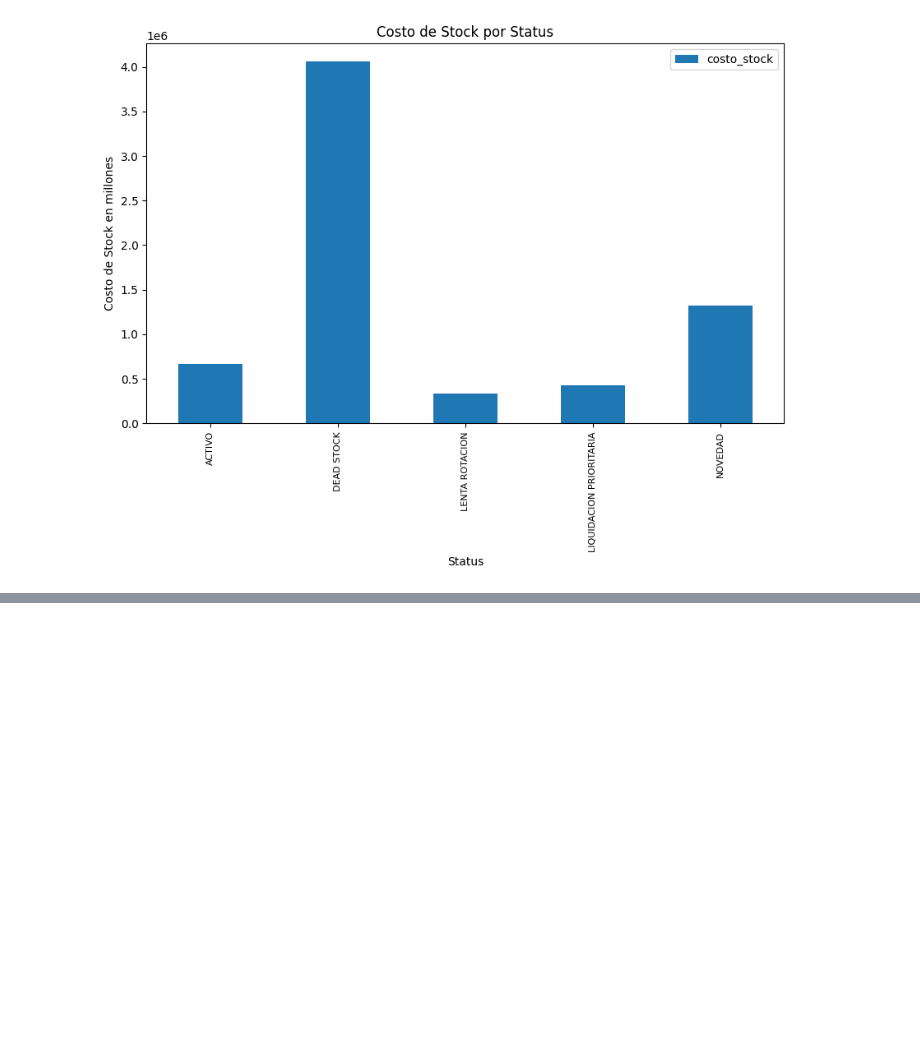
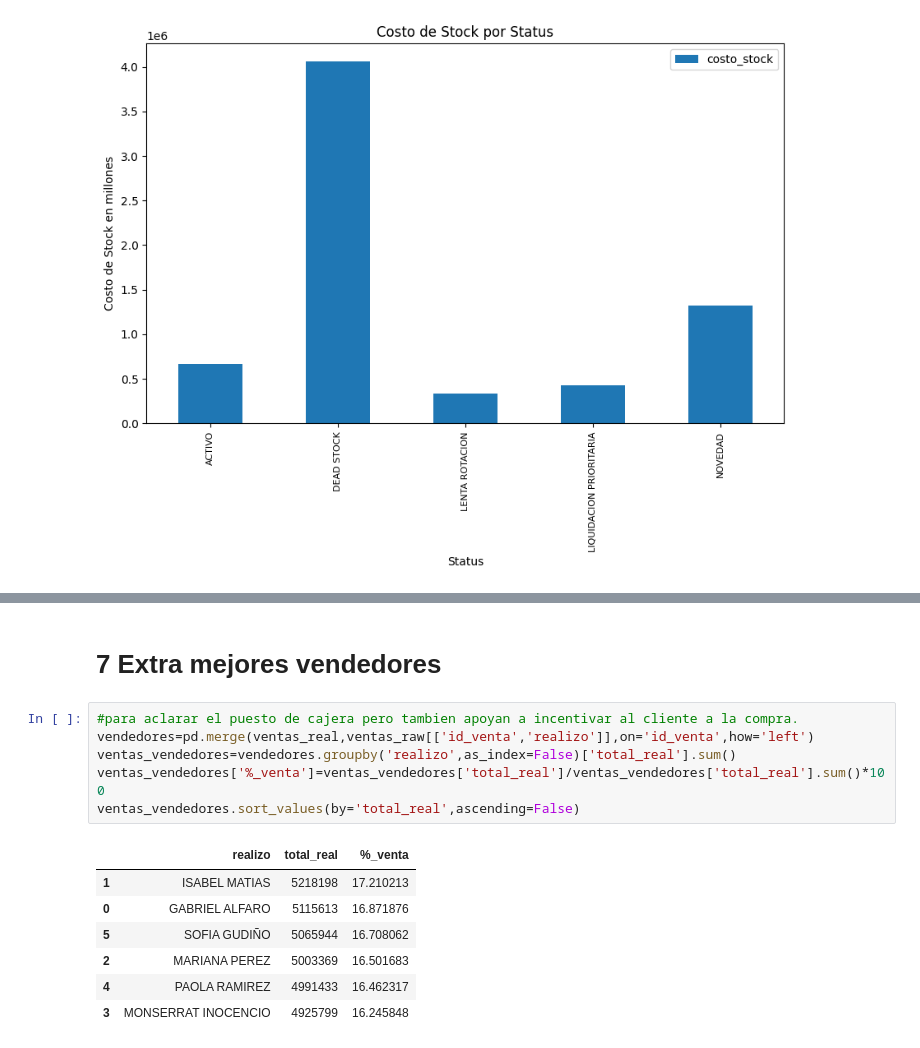
Before and after one commit to Adrian-estrada-chavez/clothing-sales-roi-analysis, a Jupyter notebook: Clothing_sales_roi_analysis.ipynb, the cells around one changed output, grey strips where cells are left out. Drawn from its saved outputs; the diff is of its cells as text; blank space fills up the shorter version.

```diff
--- a/Clothing_sales_roi_analysis.ipynb
+++ b/Clothing_sales_roi_analysis.ipynb
@@ -1503,0 +1516,16 @@ np.float64(-4.902098141827007)
+# %% [markdown]
+# 7 Extra mejores vendedores
+# %%
+#para aclarar el puesto de cajera pero tambien apoyan a incentivar al cliente a la compra.
+vendedores=pd.merge(ventas_real,ventas_raw[['id_venta','realizo']],on='id_venta',how='left')
+ventas_vendedores=vendedores.groupby('realizo',as_index=False)['total_real'].sum()
+ventas_vendedores['%_venta']=ventas_vendedores['total_real']/ventas_vendedores['total_real'].sum()*100
+ventas_vendedores.sort_values(by='total_real',ascending=False)
+# %% [output]
+|  | realizo | total_real | %_venta |
+| 1 | ISABEL MATIAS | 5218198 | 17.210213 |
+| 0 | GABRIEL ALFARO | 5115613 | 16.871876 |
+| 5 | SOFIA GUDIÑO | 5065944 | 16.708062 |
+| 2 | MARIANA PEREZ | 5003369 | 16.501683 |
+| 4 | PAOLA RAMIREZ | 4991433 | 16.462317 |
+| 3 | MONSERRAT INOCENCIO | 4925799 | 16.245848 |
```
Also changed, not shown: parts of 12 cells of this notebook.
